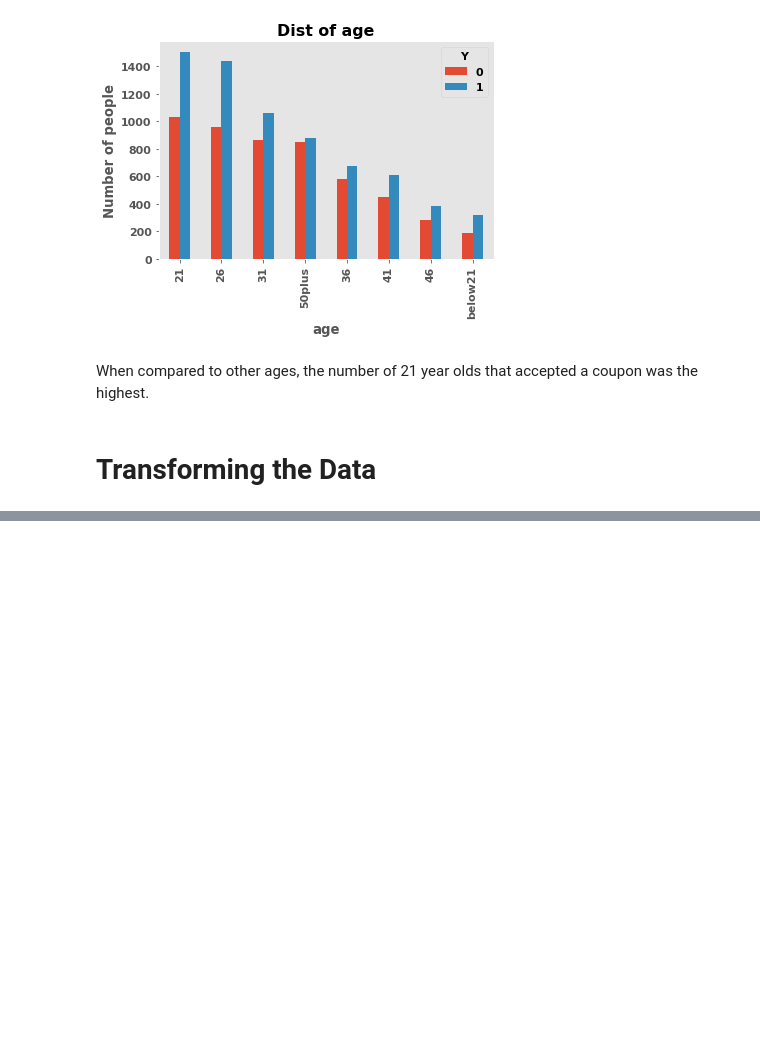
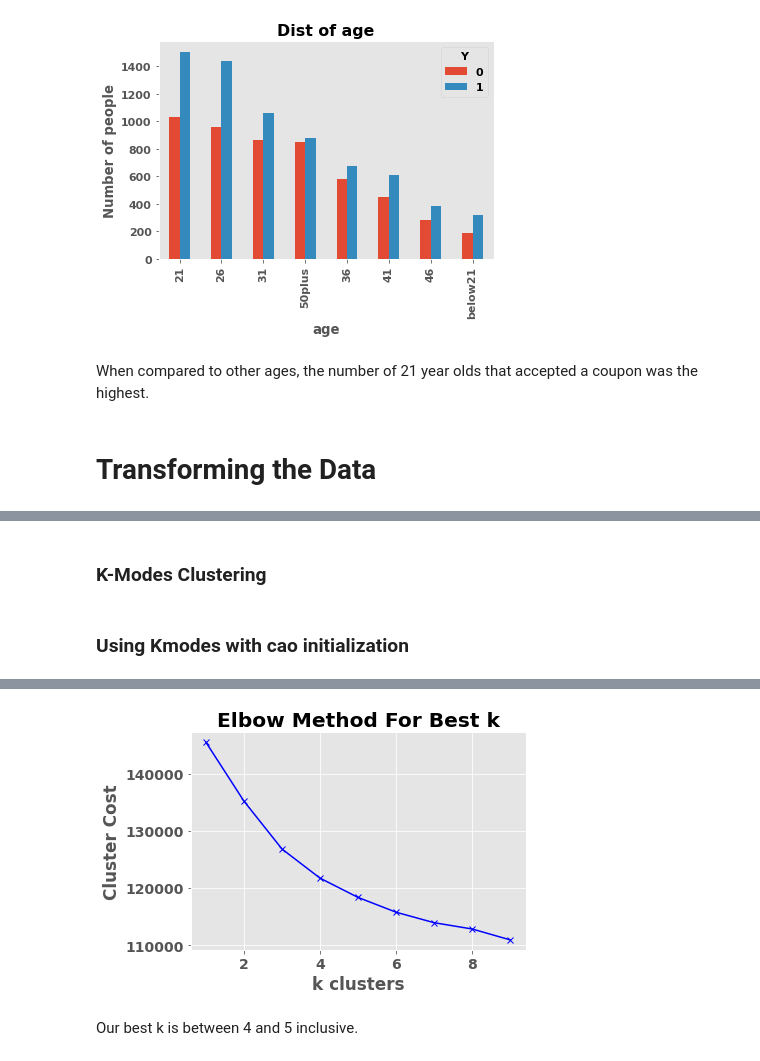
Before and after one commit to Ron256/GroupProjectMachLearning, a Jupyter notebook: GroupProject-in-vehicle-copoun-Recommendation.ipynb, the cells around one changed output, grey strips where cells are left out. Saved outputs shown, nothing was run; the diff lists cells and outputs as text; code cells hidden in the pictures; blank space fills up the shorter version.

Commit message:
Added K modes clustering

```diff
--- a/GroupProject-in-vehicle-copoun-Recommendation.ipynb
+++ b/GroupProject-in-vehicle-copoun-Recommendation.ipynb
@@ -912,0 +976,2 @@ df_ver4
+# %%
+df_ver4.drop('Y', axis = 1, inplace = True)
@@ -912,0 +1001,2 @@ df_ver4
+# %%
+vs_train, vs_test,  vs_target_train, vs_target_test = train_test_split(df_ver4, target, test_size = 0.2, random_state = 33)
@@ -912,0 +1052,4 @@ df_ver4
+# %%
+min_max_scaler = preprocessing.MinMaxScaler().fit(vs_train)
+vs_train_norm = min_max_scaler.transform(vs_train)
+vs_test_norm = min_max_scaler.transform(vs_test)
@@ -912,0 +1097,22 @@ df_ver4
+# %% [markdown]
+### K-Modes Clustering
+# %% [markdown]
+### Using Kmodes with cao initialization
+# %%
+kmode_cl =KModes(n_clusters = 2, init = 'cao', n_init = 1, verbose = 1)
+# %%
+%time
+cluster_cost = []
+K = range(1,10)
+for num in list(K):
+
+    kmode_cl =KModes(n_clusters = num, init = 'cao', n_init = 1)
+    kmode_cl.fit_predict(vs_train_norm)
+    cluster_cost.append(kmode_cl.cost_)
+
+plt.plot(K, cluster_cost, 'bx-')
+plt.xlabel('k clusters')
+plt.ylabel('Cluster Cost')
+plt.title('Elbow Method For Best k')
+plt.show()
+# %% [output]
@@ -912,0 +1120,3 @@ df_ver4
+[figure, added]
+# %% [markdown]
+<p>Our best k is between 4 and 5 inclusive. </p>
```
Also changed, not shown: parts of 98 cells of this notebook.
